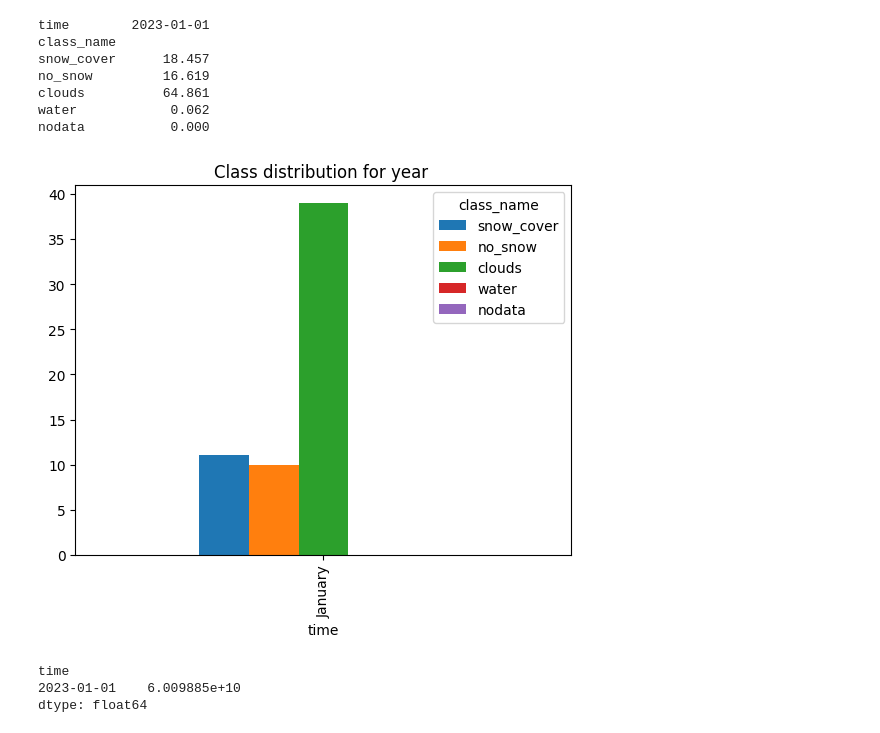
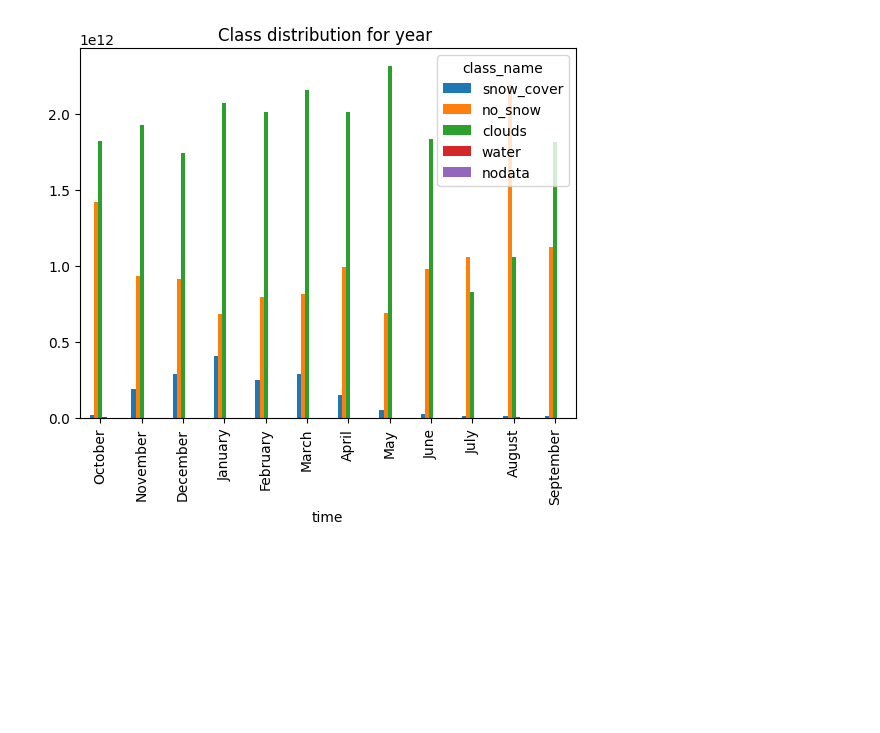
Before and after one commit to nicolaimpe/viirsnow, a Jupyter notebook: notebooks/viirs_snow_products_comparison.ipynb, the cells around one changed output. Drawn from its saved outputs; the diff is of its cells as text; code cells hidden in the pictures; blank space fills up the shorter version.

Commit message:
start revising metrics.py for class distribution and area calculations. Removed normalization by number of days for area computation

```diff
--- a/notebooks/viirs_snow_products_comparison.ipynb
+++ b/notebooks/viirs_snow_products_comparison.ipynb
@@ -3,14 +3,14 @@ import xarray as xr
 import rioxarray
 from pathlib import Path
 import rasterio
-time_series_folder = '../output_folder/tests_area_cover'
-nasa_stats_name = 'test_nasa.nc'
-meteofrance_stats_name = 'test_mf.nc'
+time_series_folder = "/home/imperatoren/work/VIIRS_S2_comparison/viirsnow/output_folder/cms_workshop/"
+nasa_stats_name = 'WY_2023_2024_SuomiNPP_nasa_class_distribution.nc'
+meteofrance_stats_name = 'WY_2023_2024_SuomiNPP_meteofrance_class_distribution.nc'
 
 meteofrance_stats_path= Path(f"{time_series_folder}").joinpath(meteofrance_stats_name)
 nasa_stats_path= Path(f"{time_series_folder}").joinpath(nasa_stats_name)
 
-#meteofrance_ds = xr.open_dataset(meteofrance_stats_path)
+meteofrance_ds = xr.open_dataset(meteofrance_stats_path)
 nasa_ds = xr.open_dataset(nasa_stats_path)
 # %%
 from typing import List
@@ -55,14 +39,4 @@ nodata           0.000
-# %%
-print_table(nasa_ds['class_distribution_percentage'])
-# %% [output]
-time        2023-01-01
-class_name
-snow_cover      18.457
-no_snow         16.619
-clouds          64.861
-water            0.062
-nodata           0.000
 # %%
-classes_bar_distribution(nasa_ds['class_distribution_area']*1e-9)
+classes_bar_distribution(nasa_ds['class_distribution_area'])
 # %% [output]
-[figure, old version]
+[figure, new version]
@@ -71,6 +42,0 @@ stats = xr.open_dataset('../output_folder/tests_area_cover/test_nasa.nc')
-# %%
-print(stats.data_vars['class_distribution_area'].to_pandas().sum())
-# %% [output]
-time
-2023-01-01    6.009885e+10
-dtype: float64
```
Also changed, not shown: parts of 15 cells of this notebook, 2 other files.
